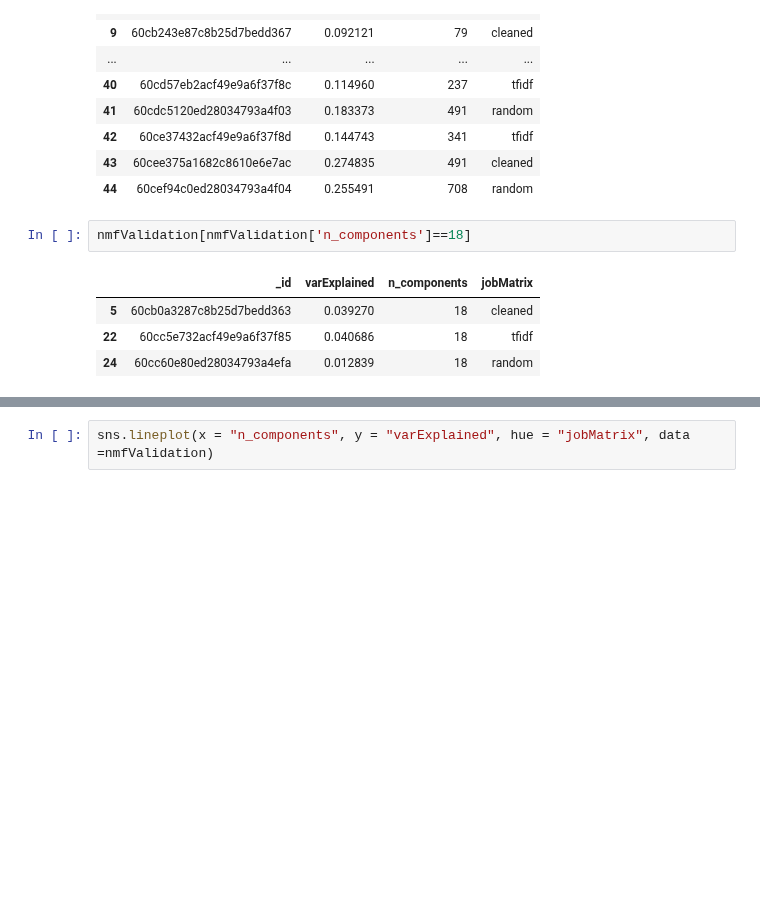
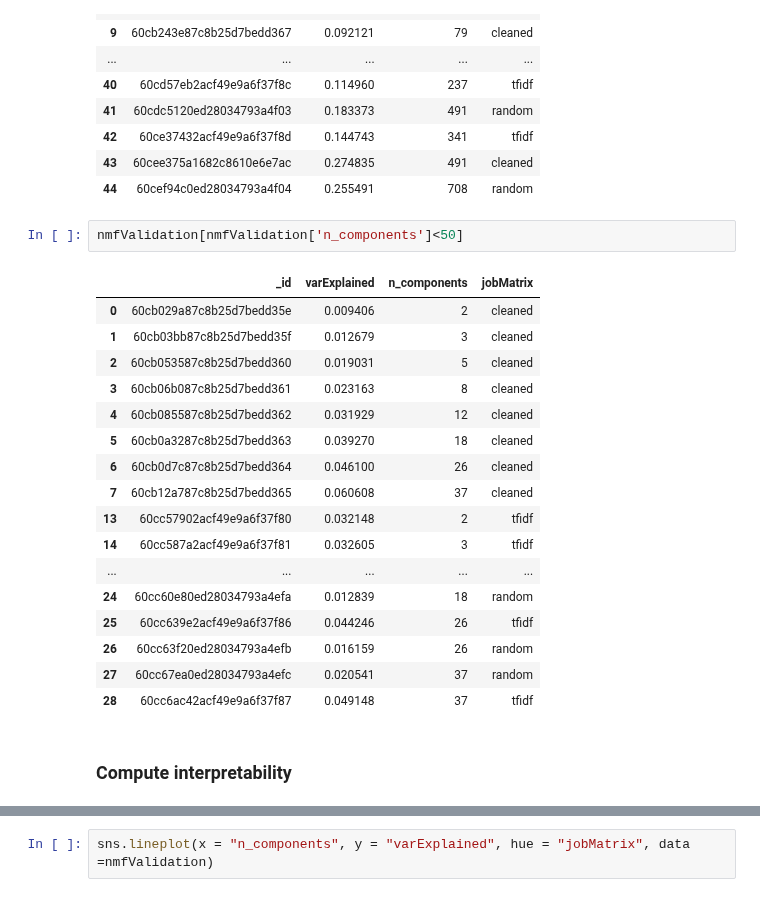
Before and after one commit to nataliavelez/OneHourOneLife, a Jupyter notebook: jobspace/nmf.ipynb, the cells around one changed output, grey strips where cells are left out. Drawn from its saved outputs; the diff is of its cells as text; blank space fills up the shorter version.

Commit message:
recompute nmf validation

```diff
--- a/jobspace/nmf.ipynb
+++ b/jobspace/nmf.ipynb
@@ -502,9 +502,24 @@ nmfValidation
 | 43 | 60cee375a1682c8610e6e7ac | 0.274835 | 491 | cleaned |
 | 44 | 60cef94c0ed28034793a4f04 | 0.255491 | 708 | random |
 # %%
-nmfValidation[nmfValidation['n_components']==18]
+nmfValidation[nmfValidation['n_components']<50]
 # %% [output]
 |  | _id | varExplained | n_components | jobMatrix |
+| 0 | 60cb029a87c8b25d7bedd35e | 0.009406 | 2 | cleaned |
+| 1 | 60cb03bb87c8b25d7bedd35f | 0.012679 | 3 | cleaned |
+| 2 | 60cb053587c8b25d7bedd360 | 0.019031 | 5 | cleaned |
+| 3 | 60cb06b087c8b25d7bedd361 | 0.023163 | 8 | cleaned |
+| 4 | 60cb085587c8b25d7bedd362 | 0.031929 | 12 | cleaned |
 | 5 | 60cb0a3287c8b25d7bedd363 | 0.039270 | 18 | cleaned |
-| 22 | 60cc5e732acf49e9a6f37f85 | 0.040686 | 18 | tfidf |
+| 6 | 60cb0d7c87c8b25d7bedd364 | 0.046100 | 26 | cleaned |
+| 7 | 60cb12a787c8b25d7bedd365 | 0.060608 | 37 | cleaned |
+| 13 | 60cc57902acf49e9a6f37f80 | 0.032148 | 2 | tfidf |
+| 14 | 60cc587a2acf49e9a6f37f81 | 0.032605 | 3 | tfidf |
+| ... | ... | ... | ... | ... |
 | 24 | 60cc60e80ed28034793a4efa | 0.012839 | 18 | random |
+| 25 | 60cc639e2acf49e9a6f37f86 | 0.044246 | 26 | tfidf |
+| 26 | 60cc63f20ed28034793a4efb | 0.016159 | 26 | random |
+| 27 | 60cc67ea0ed28034793a4efc | 0.020541 | 37 | random |
+| 28 | 60cc6ac42acf49e9a6f37f87 | 0.049148 | 37 | tfidf |
+# %% [markdown]
+### Compute interpretability
```
Also changed, not shown: parts of 4 cells of this notebook, 2 other files.
